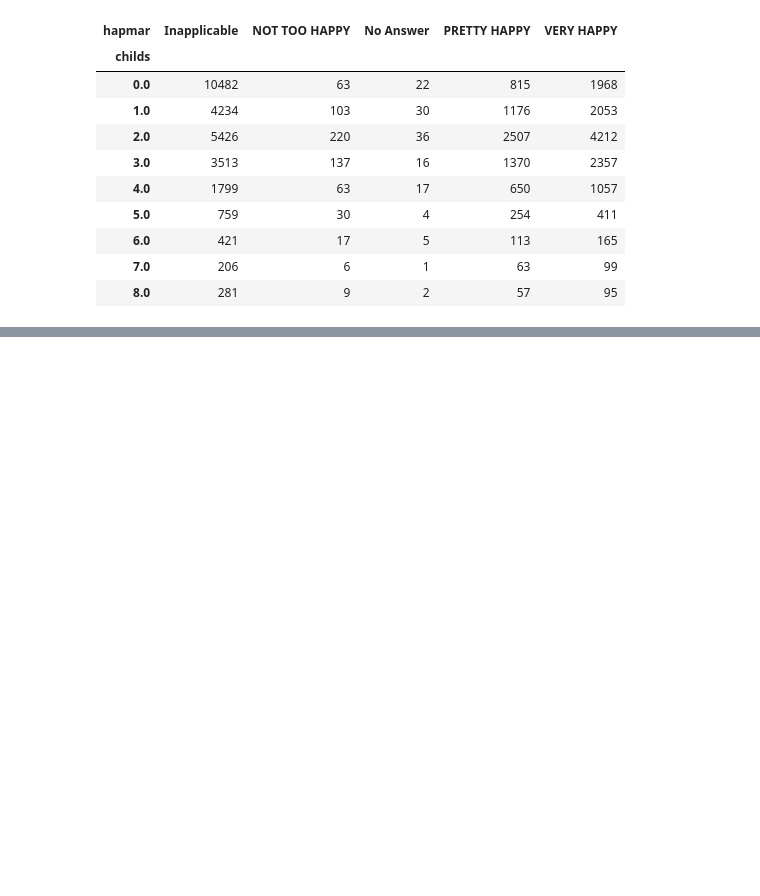
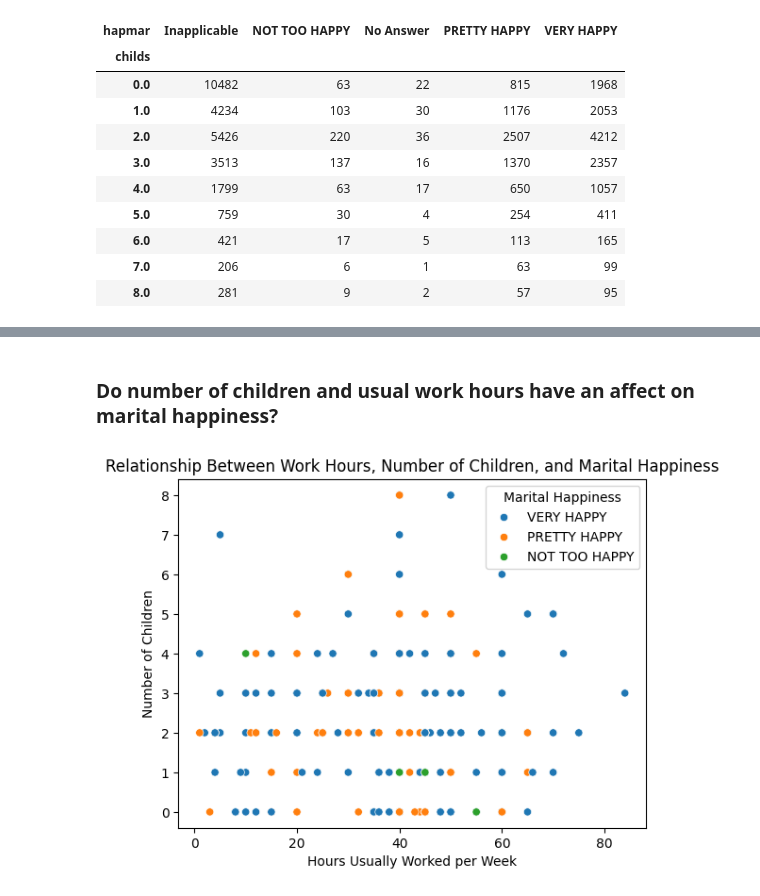
Before and after one commit to kpunsalan8/DS-3001-EDA-KP, a Jupyter notebook: lab/gss.ipynb, the cells around one changed output, grey strips where cells are left out. Cells and saved outputs as stored; diff of their text form; code cells hidden in the pictures; blank space fills up the shorter version.

```diff
--- a/lab/gss.ipynb
+++ b/lab/gss.ipynb
@@ -328,2 +335,20 @@ pd.crosstab(df['childs'], df['hapmar'])
+# %% [markdown]
+### Do number of children and usual work hours have an affect on marital happiness?
+# %%
+# dont want to show where inapplicable or no answer
+df_hapmar_filter = df[~df['hapmar'].isin(['Inapplicable', 'No Answer'])]
+
+# visualization: scatterplot showing number of children, hrs usually work and hue is the marital happiness category
+sns.scatterplot(data=df_hapmar_filter, x='hrs2', y='childs', hue='hapmar')
+
+# Labels and title
+plt.xlabel("Hours Usually Worked per Week")
+plt.ylabel("Number of Children")
+plt.title("Relationship Between Work Hours, Number of Children, and Marital Happiness")
+
+plt.legend(title="Marital Happiness")
+plt.show()
+# %% [output]
+[figure, added]
 # %%
 # visualization: life exciting or dull with age, sex
```
Also changed, not shown: parts of 4 cells of this notebook.
